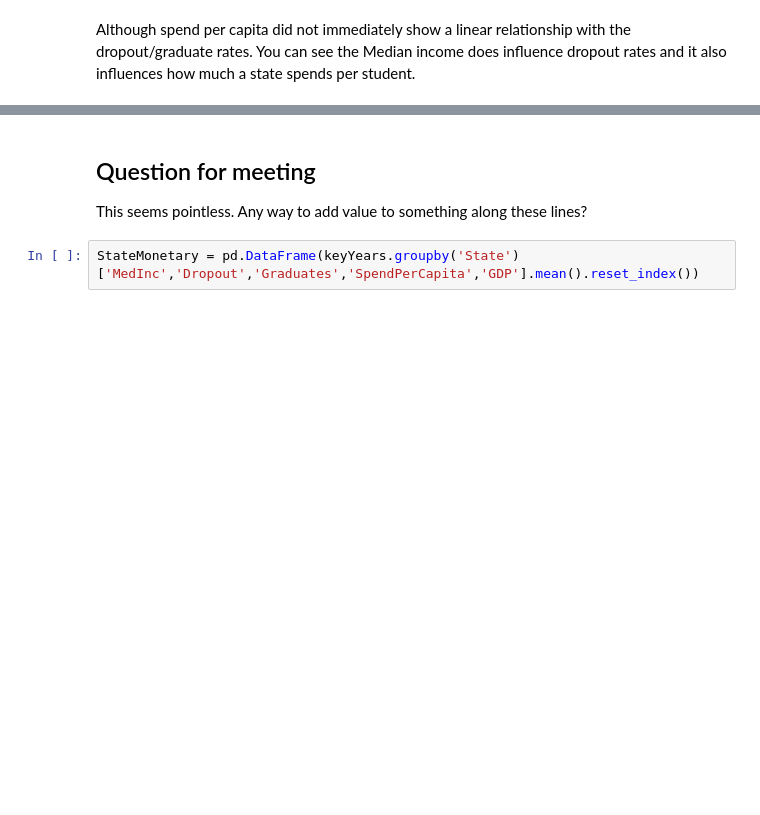
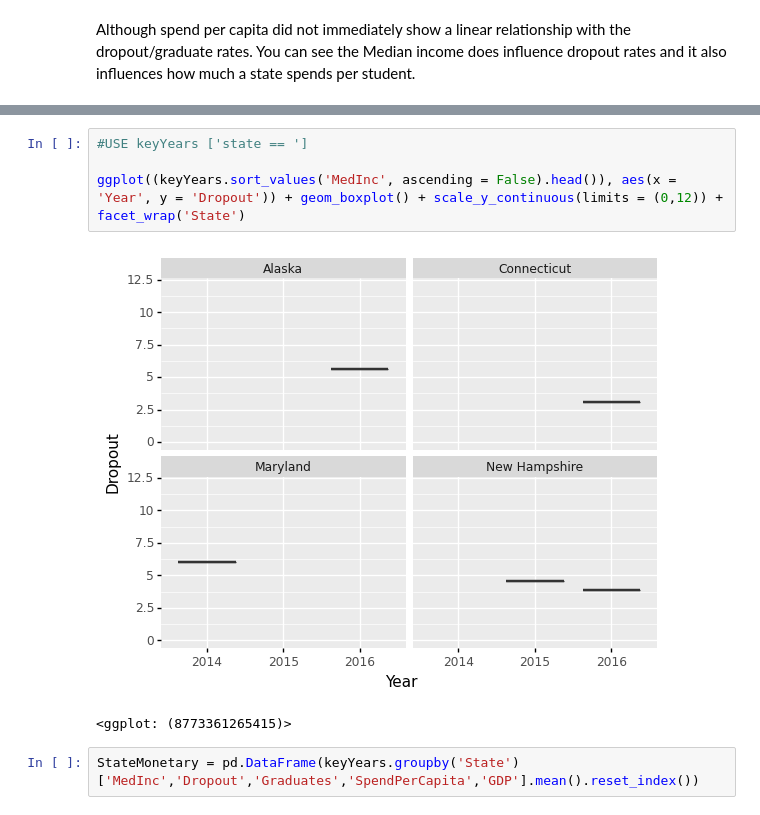
Before and after one commit to shayleelaura/Independent_Capstone, a Jupyter notebook: State Student Spending Case Study.ipynb, the cells around one changed output, grey strips where cells are left out. Cells and saved outputs as stored; diff of their text form; blank space fills up the shorter version.

Commit message:
11/20 Finishing EDA
Finishing EDA. Just a few more questions.

```diff
--- a/State Student Spending Case Study.ipynb
+++ b/State Student Spending Case Study.ipynb
@@ -829,6 +833,10 @@ ggplot(keyYears.sort_values('MedInc', ascending = False).head(), aes(x = 'Year',
-# %% [markdown]
-## Question for meeting
-This seems pointless. Any way to add value to something along these lines?
+# %%
+#USE keyYears ['state == ']
+
+ggplot((keyYears.sort_values('MedInc', ascending = False).head()), aes(x = 'Year', y = 'Dropout')) + geom_boxplot() + scale_y_continuous(limits = (0,12)) + facet_wrap('State')
+# %% [output]
+[figure, added]
+<ggplot: (8773361265415)>
 # %%
 StateMonetary = pd.DataFrame(keyYears.groupby('State')['MedInc','Dropout','Graduates','SpendPerCapita','GDP'].mean().reset_index())
 # %%
```
Also changed, not shown: parts of 24 cells of this notebook.
